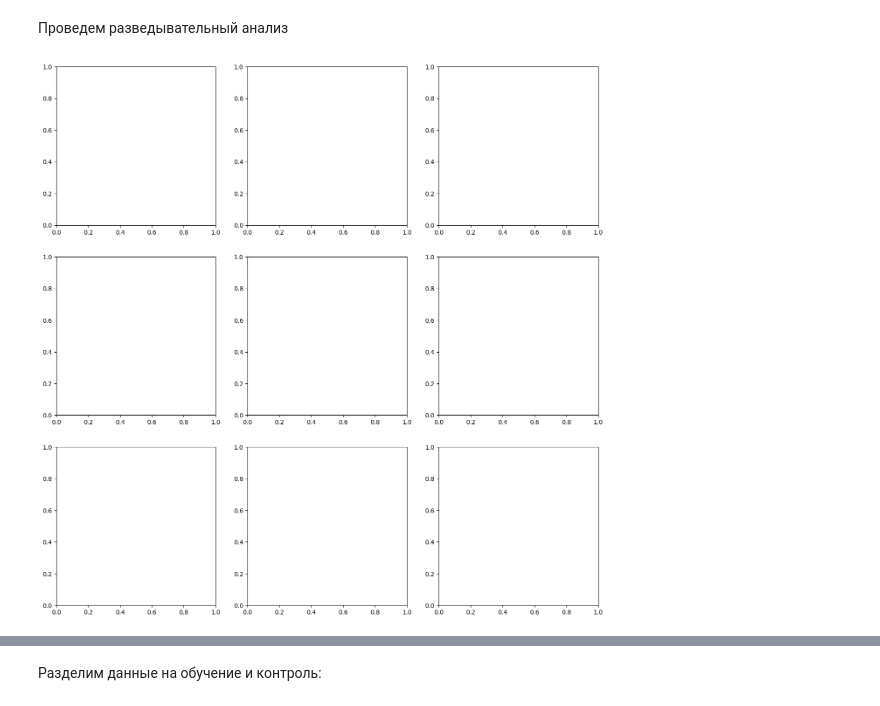
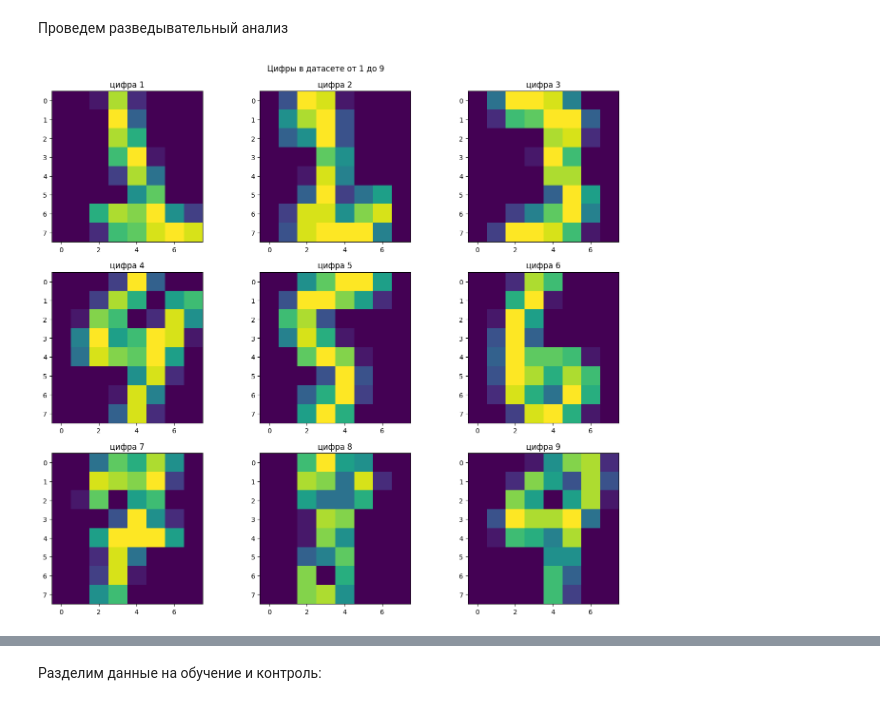
Before and after one commit to Dont4rootMe/Dense-NN, a Jupyter notebook: dense-NN.ipynb, the cells around one changed output, grey strips where cells are left out. Saved outputs shown, nothing was run; the diff lists cells and outputs as text; code cells hidden in the pictures.

```diff
--- a/dense-NN.ipynb
+++ b/dense-NN.ipynb
@@ -347,9 +348,10 @@ class ReLU:
         """ReLU layer simply applies elementwise rectified linear unit to all inputs"""
         self.params = []  # ReLU has no parameters
 
-        self.relu = vectorize(self.__ReLU(leaky if leaky is not None else 0))
+        self.relu = vectorize(self.__ReLU(
+            leaky if leaky is not None else 0), otypes=[np.float32])
         self.relu_grad = vectorize(self.__RelU_grad(
-            leaky if leaky is not None else 0))
+            leaky if leaky is not None else 0), otypes=[np.float32])
 
     def forward(self, input):
         """Apply elementwise ReLU to [batch, num_units] matrix"""
@@ -426,8 +428,7 @@ class Dense:
         # your code here
 
         layer_grad_weights = self.input.T @ grad_output
-        layer_grad_bias = grad_output
-
+        layer_grad_bias = np.sum(grad_output, axis=0)
         back_grad_output = grad_output @ self.weights.T
 
         return back_grad_output, np.r_[layer_grad_weights.ravel(), layer_grad_bias.ravel()]
@@ -554,10 +558,10 @@ def SumGradWeights(x):
 
 # analitical grad
 linear.forward(points)
-grads = linear.backward(np.ones((10, 32)))[0]
+grads, t = linear.backward(np.ones((10, 32)))
 
 # numerical grad
-numeric_grads = np.ndarray((numeric_grads.shape))
+numeric_grads = np.ndarray((points.shape))
 for i in range(numeric_grads.shape[0]):
     numeric_grads[i, :] = eval_numerical_gradient(
         SumGradWeights, points[i, :], verbose=False)
@@ -618,7 +626,7 @@ class LogSoftmax:
         Do not forget to return [] as second value (grad w.r.t. params)
         """
         # your code here
-        X = np.exp(self.input).astype(np.float32)
+        X = np.exp(self.input).astype(np.float64)
         sum_exp = np.sum(X, axis=-1, keepdims=True)
         sum_init = np.sum(grad_output, axis=-1, keepdims=True)
 
@@ -721,12 +731,17 @@ X.shape, y.shape
 # %%
 np.random.seed(42)
 
 fig, axis = plt.subplots(3, 3)
 fig.set_figwidth(16)
-fig.set_figheight(16)
+fig.set_figheight(14)
 
-for dig in np.unique(y):
+title = fig.suptitle('Цифры в датасете от 1 до 9')
+title.set_position((0.5, 0.92))
+for i, dig in enumerate(np.unique(y)[1:]):
     dig_indx = np.where(y == dig)
     rand_img = np.random.choice(dig_indx[0])
+
+    axis[i // 3][i % 3].imshow(X[rand_img].reshape((8, 8)))
+    axis[i // 3][i % 3].set_title(f'цифра {i + 1}')
 # %% [output]
-[figure, old version]
+[figure, new version]
```
Also changed, not shown: parts of 17 cells of this notebook.
